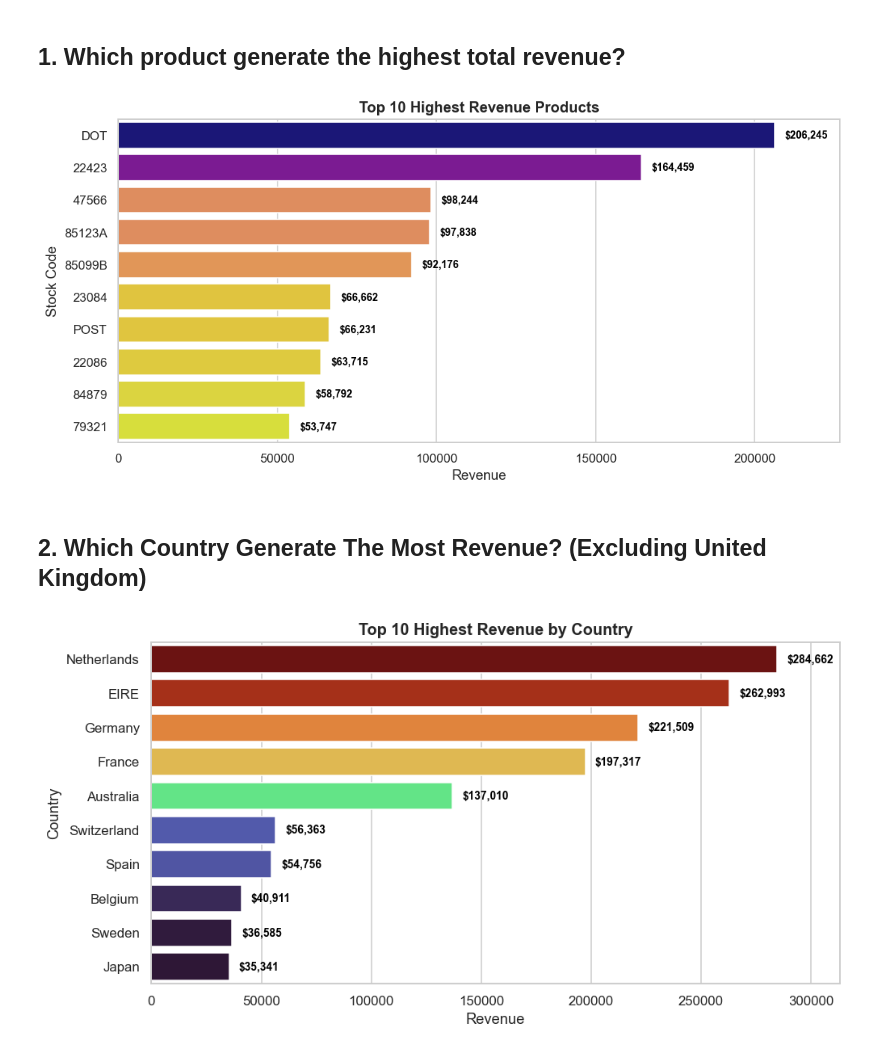
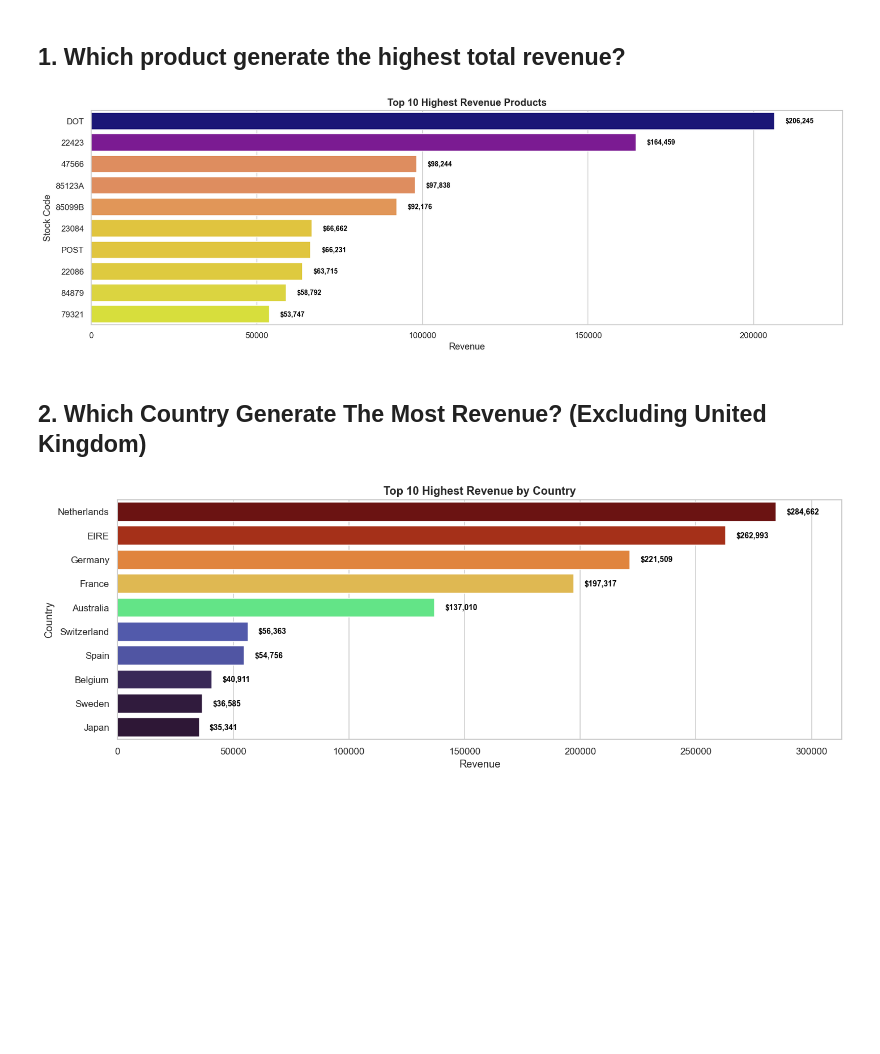
Before and after one commit to Lyvinthai/Retail_Sales_Data_Analytics, a Jupyter notebook: noteboook/eda.ipynb, the cells around one changed output. Cells and saved outputs as stored; diff of their text form; code cells hidden in the pictures; blank space fills up the shorter version.

```diff
--- a/noteboook/eda.ipynb
+++ b/noteboook/eda.ipynb
@@ -25,7 +23,7 @@ import matplotlib.ticker as ticker
 import seaborn as sns
 
 # set defualt setting
-sns.set_theme(style="whitegrid", font_scale=1.0)
+sns.set_theme(style="whitegrid", font_scale=1)
 plt.rcParams["figure.dpi"] = 110
 plt.rcParams["axes.titleweight"] = "bold"
 plt.rcParams["axes.titlesize"] = 13
@@ -48,17 +46,10 @@ if os.path.basename(project_root) == "noteboook":
 file_path = os.path.join(project_root, "data", "cleaned", "cleaned_retail_sales.xlsx")
 
 try:
-    df = pd.read_excel(file_path)
+    df = pd.read_excel(file_path).copy()
 except ImportError as error:
     raise ImportError("Install openpyxl first: pip install openpyxl") from error
 
-df["invoice_no"] = df["invoice_no"].astype(str)
-df["is_cancelled"] = df["invoice_no"].str.startswith("C")
-
-sales = df[(~df["is_cancelled"]) & (df["quantity"] > 0) & (df["unit_price"] > 0)].copy()
-sales["sales_revenue"] = sales["quantity"] * sales["unit_price"]
-sales["year_month"] = sales["invoice_date"].dt.to_period("M")
-sales["month_name"] = sales["invoice_date"].dt.strftime("%b")
 # set seed for reproducibility
 np.random.seed(0)
 
@@ -82,7 +73,7 @@ df.head(10)
 df['total_revenue'] = df['unit_price'] * df['quantity']
 high_rev_prod = df.groupby('stock_code')['total_revenue'].sum().reset_index().sort_values(by='total_revenue', ascending=False).head(10)
 
-fig, axes = plt.subplots(figsize=(10, 5))
+fig, axes = plt.subplots(figsize=(15, 5))
 
 sns.barplot(
     data=high_rev_prod,
@@ -90,34 +81,34 @@ sns.barplot(
     y='stock_code',
     hue='total_revenue',
     palette='plasma_r',
     legend=False,
     ax=axes,
 )
 
 for patch in axes.patches:
     width = patch.get_width()
     if width > 0:
         axes.text(
             x=width + (axes.get_xlim()[1] * 0.015),
             y=patch.get_y() + patch.get_height() / 2,
             s=f"${width:,.0f}",
             ha='left',
             va='center',
             fontsize=9,
             fontweight='semibold',
             color="#000000"
         )
 
 axes.margins(x=0.10)
 
 plt.title("Top 10 Highest Revenue Products")
 plt.xlabel('Revenue')
 plt.ylabel('Stock Code')
 
 plt.tight_layout()
 plt.show()
 # %% [output]
-[figure, old version]
+[figure, new version]
 # %% [markdown]
 ## 2. Which Country Generate The Most Revenue? (Excluding United Kingdom)
 # %%
@@ -125,7 +116,7 @@ df_exclude_uk = df.copy()
 df_exclude_uk = df_exclude_uk[df_exclude_uk['country'] != 'United Kingdom']
 top_country = df_exclude_uk.groupby('country')['total_revenue'].sum().reset_index().sort_values(by='total_revenue', ascending=False).head(10)
 
-fig, axes = plt.subplots(figsize=(10,5))
+fig, axes = plt.subplots(figsize=(15, 5))
 
 sns.barplot(
     data=top_country,
@@ -160,4 +151,4 @@ plt.ylabel('Country')
 plt.tight_layout
 plt.show()
 # %% [output]
-[figure, old version]
+[figure, new version]
```
Also changed, not shown: parts of 2 cells of this notebook.
